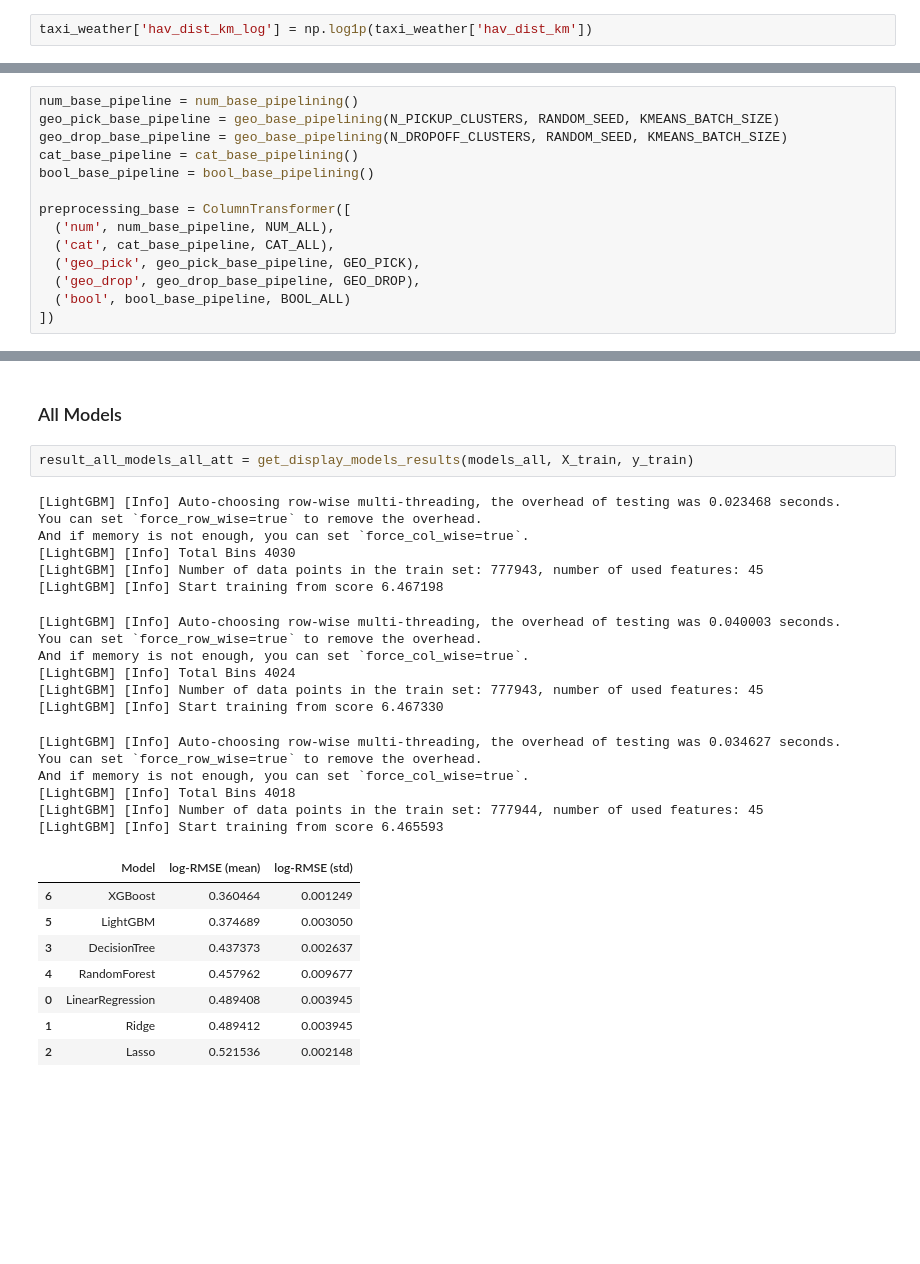
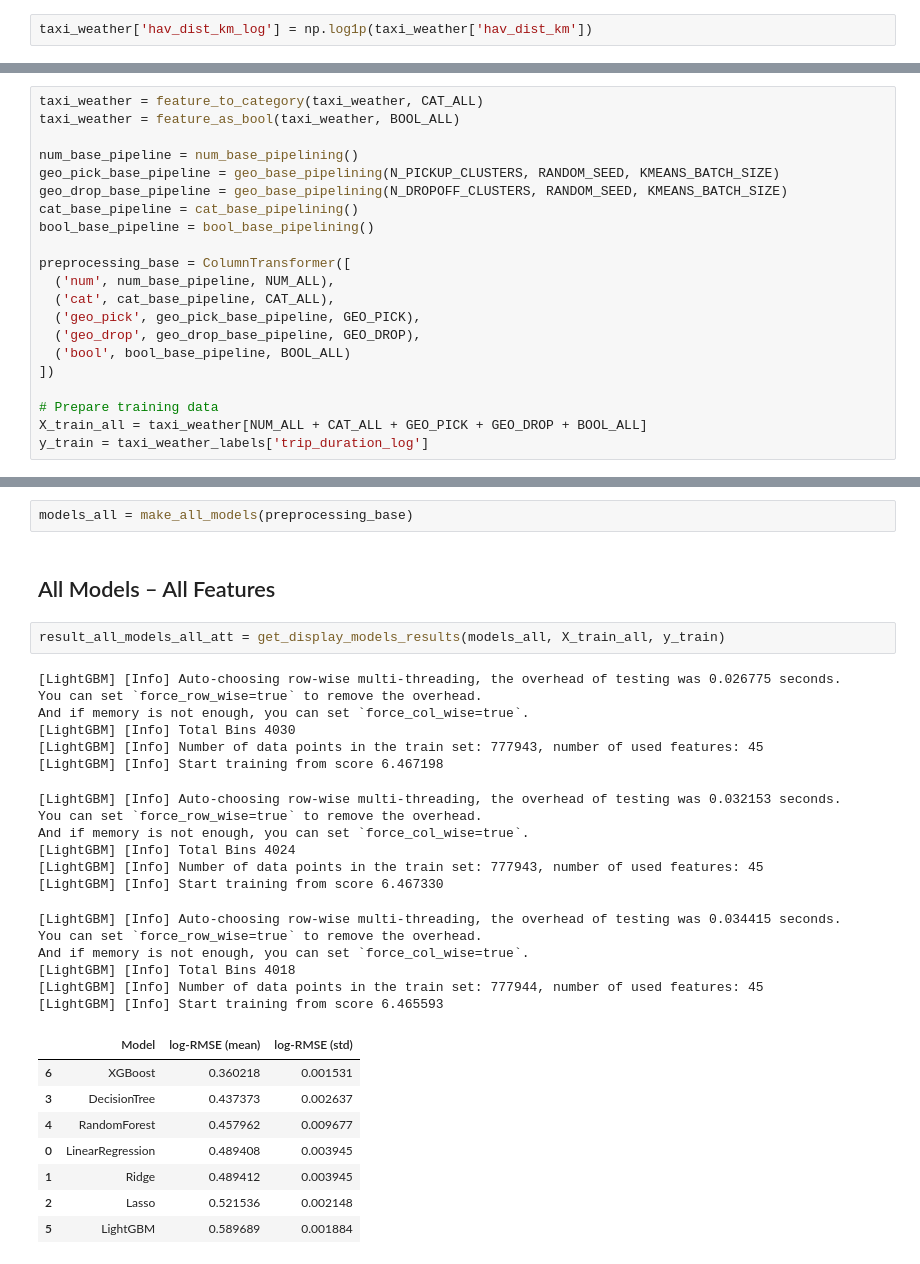
Before and after one commit to Wendo99/NYC-Taxi-Trip-Duration, a Jupyter notebook: notebooks/modelling.ipynb, the cells around one changed output, grey strips where cells are left out. Cells and saved outputs as stored; diff of their text form; blank space fills up the shorter version.

Commit message:
ref modelling

```diff
--- a/notebooks/modelling.ipynb
+++ b/notebooks/modelling.ipynb
@@ -51,4 +39,7 @@ taxi_weather = feature_as_bool(taxi_weather, BOOL_ALL)
 # %%
+taxi_weather = feature_to_category(taxi_weather, CAT_ALL)
+taxi_weather = feature_as_bool(taxi_weather, BOOL_ALL)
+
 num_base_pipeline = num_base_pipelining()
 geo_pick_base_pipeline = geo_base_pipelining(N_PICKUP_CLUSTERS, RANDOM_SEED, KMEANS_BATCH_SIZE)
 geo_drop_base_pipeline = geo_base_pipelining(N_DROPOFF_CLUSTERS, RANDOM_SEED, KMEANS_BATCH_SIZE)
@@ -62,3 +53,7 @@ preprocessing_base = ColumnTransformer([
   ('geo_drop', geo_drop_base_pipeline, GEO_DROP),
   ('bool', bool_base_pipeline, BOOL_ALL)
 ])
+
+# Prepare training data
+X_train_all = taxi_weather[NUM_ALL + CAT_ALL + GEO_PICK + GEO_DROP + BOOL_ALL]
+y_train = taxi_weather_labels['trip_duration_log']
@@ -144,33 +62,35 @@ models_trees = {
+# %%
+models_all = make_all_models(preprocessing_base)
 # %% [markdown]
-### All Models
+## All Models – All Features
 # %%
-result_all_models_all_att = get_display_models_results(models_all, X_train, y_train)
+result_all_models_all_att = get_display_models_results(models_all, X_train_all, y_train)
 # %% [output]
-[LightGBM] [Info] Auto-choosing row-wise multi-threading, the overhead of testing was 0.023468 seconds.
+[LightGBM] [Info] Auto-choosing row-wise multi-threading, the overhead of testing was 0.026775 seconds.
 You can set `force_row_wise=true` to remove the overhead.
 And if memory is not enough, you can set `force_col_wise=true`.
 [LightGBM] [Info] Total Bins 4030
 [LightGBM] [Info] Number of data points in the train set: 777943, number of used features: 45
 [LightGBM] [Info] Start training from score 6.467198
-[LightGBM] [Info] Auto-choosing row-wise multi-threading, the overhead of testing was 0.040003 seconds.
+[LightGBM] [Info] Auto-choosing row-wise multi-threading, the overhead of testing was 0.032153 seconds.
 You can set `force_row_wise=true` to remove the overhead.
 And if memory is not enough, you can set `force_col_wise=true`.
 [LightGBM] [Info] Total Bins 4024
 [LightGBM] [Info] Number of data points in the train set: 777943, number of used features: 45
 [LightGBM] [Info] Start training from score 6.467330
-[LightGBM] [Info] Auto-choosing row-wise multi-threading, the overhead of testing was 0.034627 seconds.
+[LightGBM] [Info] Auto-choosing row-wise multi-threading, the overhead of testing was 0.034415 seconds.
 You can set `force_row_wise=true` to remove the overhead.
 And if memory is not enough, you can set `force_col_wise=true`.
 [LightGBM] [Info] Total Bins 4018
 [LightGBM] [Info] Number of data points in the train set: 777944, number of used features: 45
 [LightGBM] [Info] Start training from score 6.465593
 |  | Model | log-RMSE (mean) | log-RMSE (std) |
-| 6 | XGBoost | 0.360464 | 0.001249 |
-| 5 | LightGBM | 0.374689 | 0.003050 |
+| 6 | XGBoost | 0.360218 | 0.001531 |
 | 3 | DecisionTree | 0.437373 | 0.002637 |
 | 4 | RandomForest | 0.457962 | 0.009677 |
 | 0 | LinearRegression | 0.489408 | 0.003945 |
 | 1 | Ridge | 0.489412 | 0.003945 |
 | 2 | Lasso | 0.521536 | 0.002148 |
+| 5 | LightGBM | 0.589689 | 0.001884 |
 # %%
 compare_models_results(result_all_models_all_att, seconds=True)
```
Also changed, not shown: parts of 51 cells of this notebook, 5 other files.
